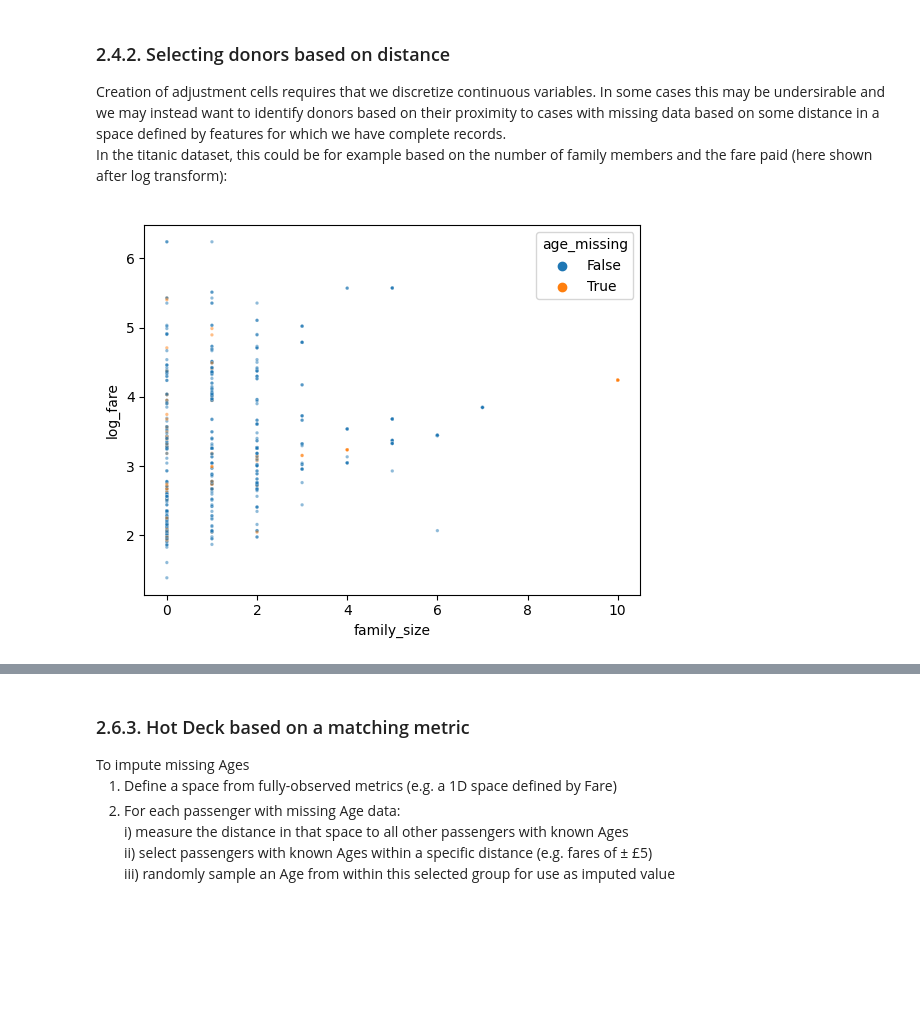
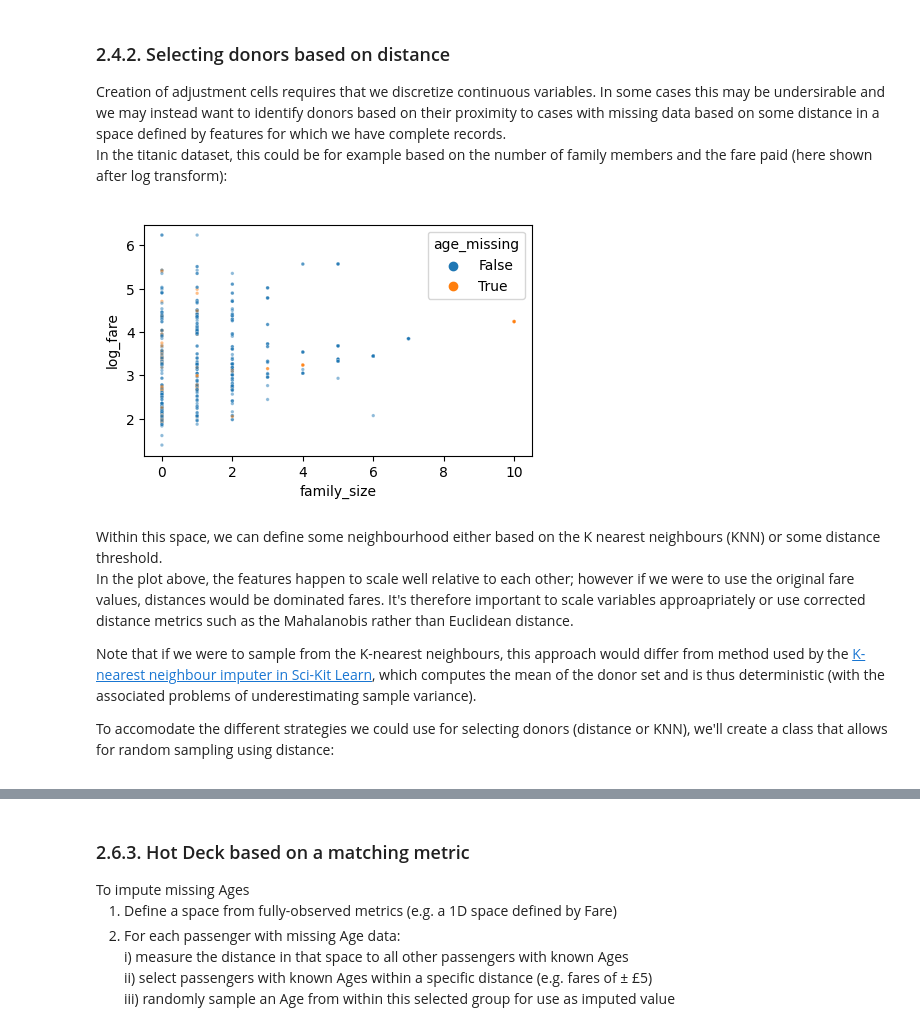
Before and after one commit to stephentown42/ML_examples, a Jupyter notebook: titanic/notebooks/2_imputing_missing_data.ipynb, the cells around one changed output, grey strips where cells are left out. Drawn from its saved outputs; the diff is of its cells as text; code cells hidden in the pictures; blank space fills up the shorter version.

```diff
--- a/titanic/notebooks/2_imputing_missing_data.ipynb
+++ b/titanic/notebooks/2_imputing_missing_data.ipynb
@@ -652,7 +652,18 @@ Creation of adjustment cells requires that we discretize continuous variables. I
 In the titanic dataset, this could be for example based on the number of family members and the fare paid (here shown after log transform):
 </span>
 # %%
+fig, ax = plt.subplots(1,1, **{'figsize':(5,3)})
 sns.scatterplot(data=train, x='family_size', y='log_fare', hue='age_missing', s=6, alpha=0.5)
 plt.show()
 # %% [output]
-[figure, old version]
+[figure, new version]
+# %% [markdown]
+<span style="font-size:14px;font-family: Arial;line-height:1.5">
+Within this space, we can define some neighbourhood either based on the K nearest neighbours (KNN) or some distance threshold.
+
+In the plot above, the features happen to scale well relative to each other; however if we were to use the original fare values, distances would be dominated fares. It's therefore important to scale variables approapriately or use corrected distance metrics such as the Mahalanobis rather than Euclidean distance.
+
+Note that if we were to sample from the K-nearest neighbours, this approach would differ from method used by the <a href="https://scikit-learn.org/stable/modules/generated/sklearn.impute.KNNImputer.html#sklearn.impute.KNNImputer.fit_transform">K-nearest neighbour imputer in Sci-Kit Learn</a>, which computes the mean of the donor set and is thus deterministic (with the associated problems of underestimating sample variance).
+
+To accomodate the different strategies we could use for selecting donors (distance or KNN), we'll create a class that allows for random sampling using distance:
+</span>
```
Also changed, not shown: parts of 7 cells of this notebook, 8 other files.
